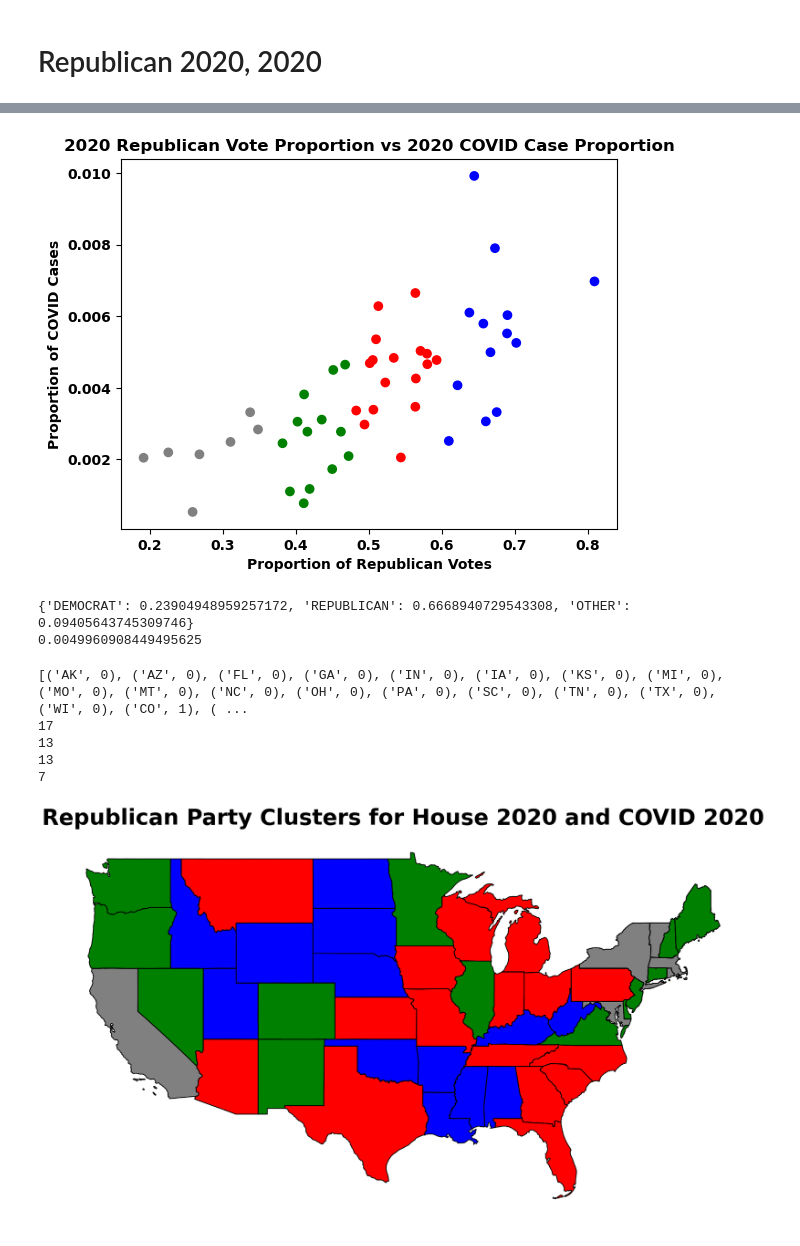
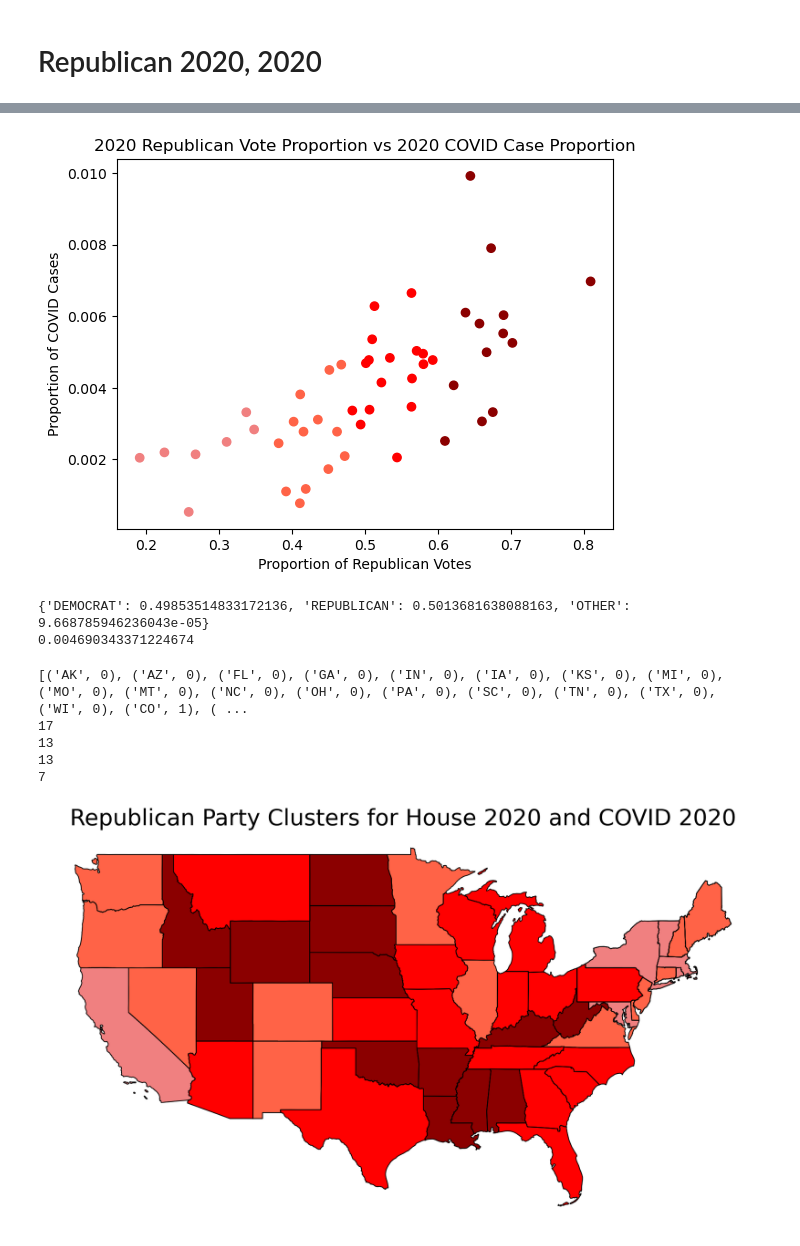
Before and after one commit to IanSinColorado/PoliticsAndCovid, a Jupyter notebook: dataCompression.ipynb, the cells around one changed output, grey strips where cells are left out. Saved outputs shown, nothing was run; the diff lists cells and outputs as text; code cells hidden in the pictures.

```diff
--- a/dataCompression.ipynb
+++ b/dataCompression.ipynb
@@ -731,20 +730,24 @@ r-squared value of: 46.63181859632965%
 # %%
 np.random.seed(2020)
-best_cluster = plot_data_optimized(rep_h_2020_c_2020, ['r', 'g', 'b', 'gray'], 4, 50)
+best_cluster = plot_data_optimized(rep_h_2020_c_2020, ['red', 'tomato', 'darkred', 'lightcoral'], 4, 50)
 plt.title("2020 Republican Vote Proportion vs 2020 COVID Case Proportion")
 plt.xlabel("Proportion of Republican Votes")
 plt.ylabel("Proportion of COVID Cases")
 # Because this is a seeded environment, I am going to use the color arrangments below to line up the colors in the map below
-best_colors = ['r', 'g', 'b', 'gray']
+# ['r', 'g', 'b', 'gray']
+# ['blue', 'dodgerblue', 'navy', 'lightblue']
+# best_colors = ['r', 'g', 'b', 'gray']
+# best_colors = ['blue', 'dodgerblue', 'navy', 'lightblue']
+best_colors = ['red', 'tomato', 'darkred', 'lightcoral']
 # %% [output]
-[figure, old version]
+[figure, new version]
 # %%
-s = 'WY'
+s = 'AZ'
 print(votes_prop[2020][s])
 print(cases_norm[2020][s])
 # %% [output]
-{'DEMOCRAT': 0.23904948959257172, 'REPUBLICAN': 0.6668940729543308, 'OTHER': 0.09405643745309746}
-0.0049960908449495625
+{'DEMOCRAT': 0.49853514833172136, 'REPUBLICAN': 0.5013681638088163, 'OTHER': 9.668785946236043e-05}
+0.004690343371224674
 # %%
 print(sorted(list(zip(states, best_cluster)), key=lambda x: x[1]))
 cluster_list = list(zip(states, best_cluster))
@@ -765,4 +768,4 @@ print(len(clust3))
 # %%
 make_map(best_cluster, best_colors, "Republican Party Clusters for House 2020 and COVID 2020")
 # %% [output]
-[figure, old version]
+[figure, new version]
```
Also changed, not shown: parts of 19 cells of this notebook.
